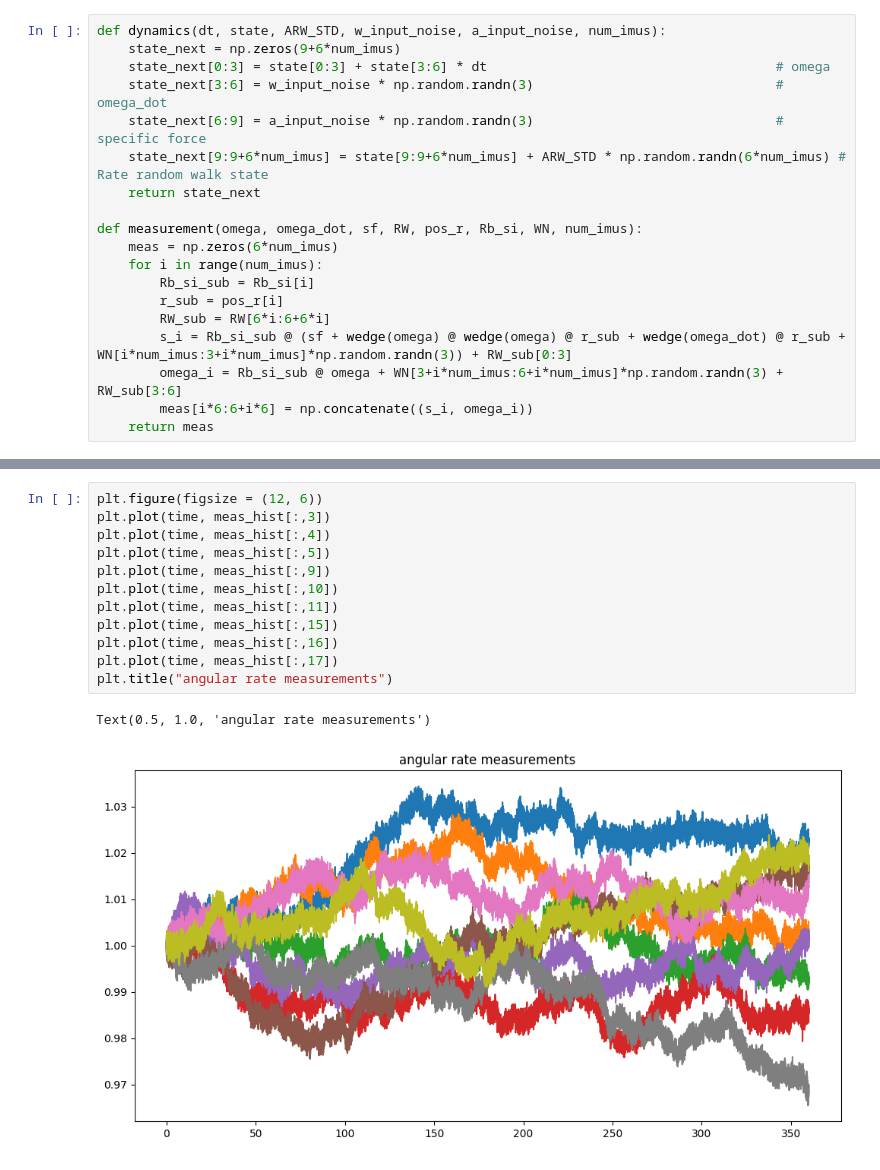
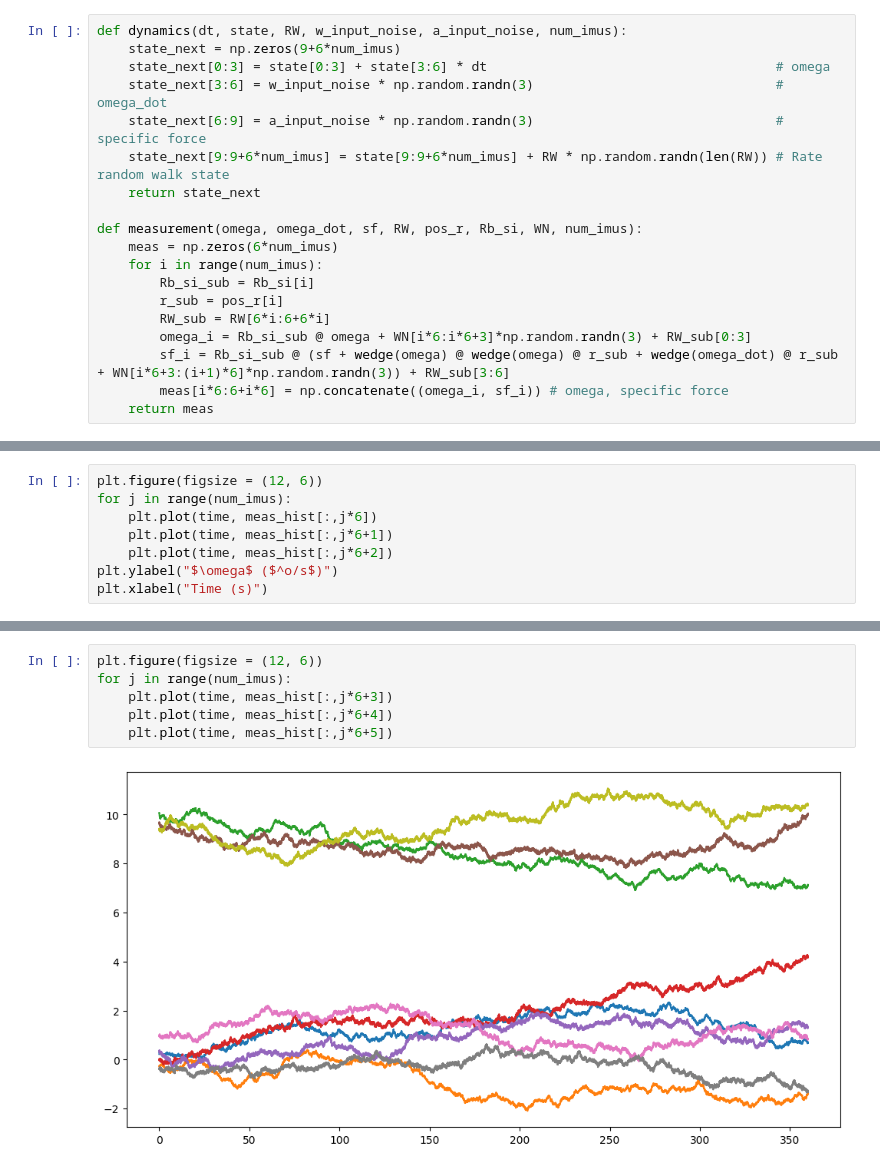
Before and after one commit to schoi355/multi_imu_fusion, a Jupyter notebook: code/gen_imu_data.ipynb, the cells around one changed output, grey strips where cells are left out. Cells and saved outputs as stored; diff of their text form.

Commit message:
[FIX] gen_imu_data.ipynb for compatibility with >3 imus, improved ordering of variables for consistency with fusion code, adding noise parameters based on datasheets

```diff
--- a/code/gen_imu_data.ipynb
+++ b/code/gen_imu_data.ipynb
@@ -19,12 +18,12 @@ def csv_write(data, filename):
         for datum in data:
             wh.writerow(['{:.6f}'.format(x) for x in datum])
 # %%
-def dynamics(dt, state, ARW_STD, w_input_noise, a_input_noise, num_imus):
+def dynamics(dt, state, RW, w_input_noise, a_input_noise, num_imus):
     state_next = np.zeros(9+6*num_imus)
     state_next[0:3] = state[0:3] + state[3:6] * dt                                     # omega
     state_next[3:6] = w_input_noise * np.random.randn(3)                               # omega_dot
     state_next[6:9] = a_input_noise * np.random.randn(3)                               # specific force
-    state_next[9:9+6*num_imus] = state[9:9+6*num_imus] + ARW_STD * np.random.randn(6*num_imus) # Rate random walk state
+    state_next[9:9+6*num_imus] = state[9:9+6*num_imus] + RW * np.random.randn(len(RW)) # Rate random walk state
     return state_next
 
 def measurement(omega, omega_dot, sf, RW, pos_r, Rb_si, WN, num_imus):
@@ -33,9 +32,9 @@ def measurement(omega, omega_dot, sf, RW, pos_r, Rb_si, WN, num_imus):
         Rb_si_sub = Rb_si[i]
         r_sub = pos_r[i]
         RW_sub = RW[6*i:6+6*i]
-        s_i = Rb_si_sub @ (sf + wedge(omega) @ wedge(omega) @ r_sub + wedge(omega_dot) @ r_sub + WN[i*num_imus:3+i*num_imus]*np.random.randn(3)) + RW_sub[0:3]
-        omega_i = Rb_si_sub @ omega + WN[3+i*num_imus:6+i*num_imus]*np.random.randn(3) + RW_sub[3:6]
-        meas[i*6:6+i*6] = np.concatenate((s_i, omega_i))
+        omega_i = Rb_si_sub @ omega + WN[i*6:i*6+3]*np.random.randn(3) + RW_sub[0:3]
+        sf_i = Rb_si_sub @ (sf + wedge(omega) @ wedge(omega) @ r_sub + wedge(omega_dot) @ r_sub + WN[i*6+3:(i+1)*6]*np.random.randn(3)) + RW_sub[3:6]
+        meas[i*6:6+i*6] = np.concatenate((omega_i, sf_i)) # omega, specific force
     return meas
 # %%
 filename = "../data/imu.txt"
@@ -99,0 +93,8 @@ Text(0.5, 1.0, 'specific force measurements')
+# %%
+plt.figure(figsize = (12, 6))
+for j in range(num_imus):
+    plt.plot(time, meas_hist[:,j*6])
+    plt.plot(time, meas_hist[:,j*6+1])
+    plt.plot(time, meas_hist[:,j*6+2])
+plt.ylabel("$\omega$ ($^o/s$)")
+plt.xlabel("Time (s)")
@@ -100,15 +104,8 @@ Text(0.5, 1.0, 'specific force measurements')
 # %%
 plt.figure(figsize = (12, 6))
-plt.plot(time, meas_hist[:,3])
-plt.plot(time, meas_hist[:,4])
-plt.plot(time, meas_hist[:,5])
-plt.plot(time, meas_hist[:,9])
-plt.plot(time, meas_hist[:,10])
-plt.plot(time, meas_hist[:,11])
-plt.plot(time, meas_hist[:,15])
-plt.plot(time, meas_hist[:,16])
-plt.plot(time, meas_hist[:,17])
-plt.title("angular rate measurements")
+for j in range(num_imus):
+    plt.plot(time, meas_hist[:,j*6+3])
+    plt.plot(time, meas_hist[:,j*6+4])
+    plt.plot(time, meas_hist[:,j*6+5])
 # %% [output]
-Text(0.5, 1.0, 'angular rate measurements')
-[figure, old version]
+[figure, new version]
```
Also changed, not shown: parts of 5 cells of this notebook, 1 other file.
